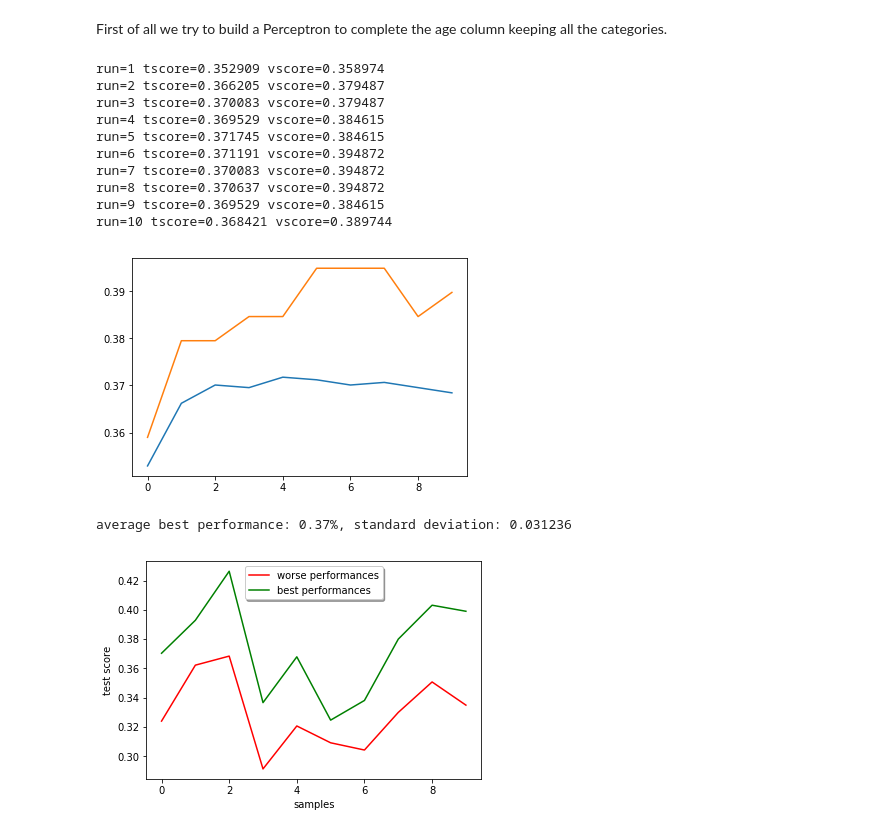
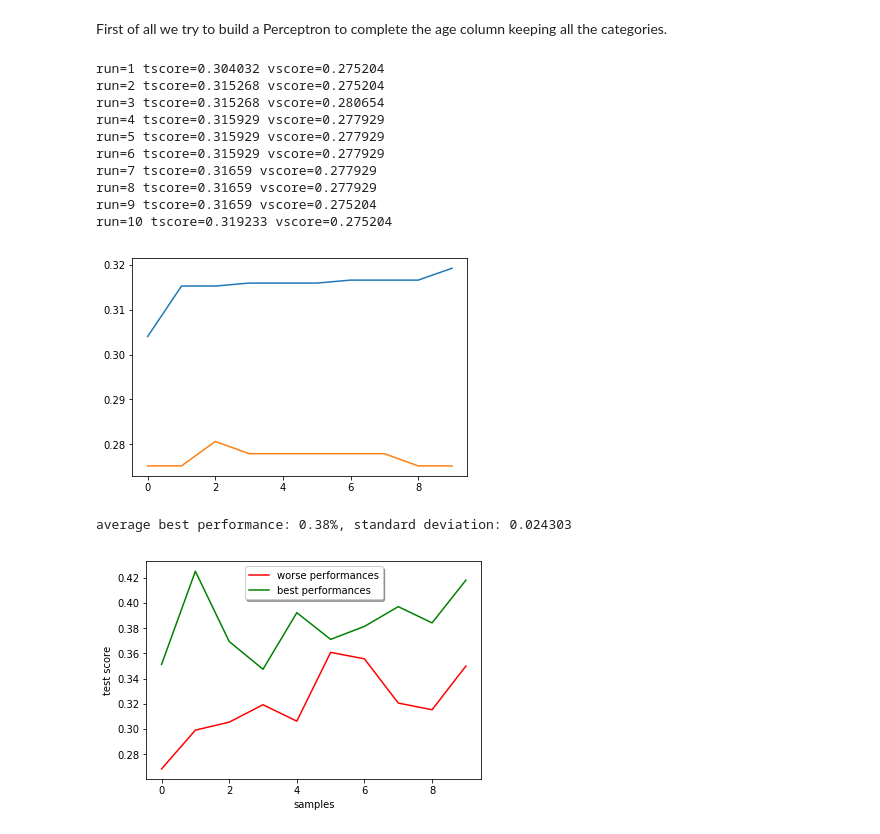
Before and after one commit to guglielmoG/MachineLearningVod, a Jupyter notebook: ML-Vod++.ipynb, the cells around one changed output. Cells and saved outputs as stored; diff of their text form; code cells hidden in the pictures.

Commit message:
perceptron on age data try

```diff
--- a/ML-Vod++.ipynb
+++ b/ML-Vod++.ipynb
@@ -364,7 +365,7 @@ class perc():
         epochs = max_iter // it_interval
 
         #create multiple perceptron
-        self.perc = perc = SGDClassifier(loss=loss, penalty=penalty, max_iter=it_interval,
+        perc = SGDClassifier(loss=loss, penalty=penalty, max_iter=it_interval,
                              alpha=alpha, learning_rate=learning_rate, eta0=eta0,
                              warm_start=warm_start, n_jobs=-1, power_t=power_t)
 
@@ -389,7 +390,7 @@ class perc():
         best = np.zeros(n)
         worse = np.zeros(n)
         for i in range(n):
-            np.random.seed(self.seed + np.random.randint(1001)*i)
+            np.random.seed(np.random.randint(10001)*i)
             if self.warm_start:
                 tscores, vscores = train_perc_warm(*param_warm, v=False)
             else:
@@ -489,20 +504,36 @@ my_perc = perc()
+# %%
+y = pd.DataFrame(df_clean['NumericAge'])
+X_std = batch_std(df_clean, traffic_columns)
+to_be_used = pd.concat([y,X_std], ignore_index=True, axis = 1)
+to_be_used_clean_nan = to_be_used[np.isfinite(to_be_used[0])]
+
+y = to_be_used_clean_nan[0]
+X = to_be_used_clean_nan[[1,2,3,4,5,6,7,8,9,10,11,12,13]]
+
+my_perc = perc()
+# %%
+df = df_clean.copy()
+df['NumericAge'] = df['NumericAge'].map(lambda x: '%.2f'%x, na_action='ignore')
+df.dropna(axis=0, how='any', subset=['NumericAge'], inplace=True)
+X_std = batch_std(df, traffic_columns)
+y = df['NumericAge']
 # %%
-my_perc.train(X_std, y, percentage=0.9, loss='log', penalty='none', alpha=1e-6,
-          power_t=0.5, max_iter=1000, it_interval=100, learning_rate='constant', eta0=1e-6)
+my_perc.train(X, y, percentage=0.8, loss='log', penalty='none', alpha=1e-6,
+          power_t=0.7, max_iter=1000, it_interval=100, learning_rate='constant', eta0=1e-5)
 # %% [output]
-run=1 tscore=0.352909 vscore=0.358974
-run=2 tscore=0.366205 vscore=0.379487
-run=3 tscore=0.370083 vscore=0.379487
-run=4 tscore=0.369529 vscore=0.384615
-run=5 tscore=0.371745 vscore=0.384615
-run=6 tscore=0.371191 vscore=0.394872
-run=7 tscore=0.370083 vscore=0.394872
-run=8 tscore=0.370637 vscore=0.394872
-run=9 tscore=0.369529 vscore=0.384615
-run=10 tscore=0.368421 vscore=0.389744
+run=1 tscore=0.304032 vscore=0.275204
+run=2 tscore=0.315268 vscore=0.275204
+run=3 tscore=0.315268 vscore=0.280654
+run=4 tscore=0.315929 vscore=0.277929
+run=5 tscore=0.315929 vscore=0.277929
+run=6 tscore=0.315929 vscore=0.277929
+run=7 tscore=0.31659 vscore=0.277929
+run=8 tscore=0.31659 vscore=0.277929
+run=9 tscore=0.31659 vscore=0.275204
+run=10 tscore=0.319233 vscore=0.275204
-[figure, old version]
+[figure, new version]
 # %%
 my_perc.test()
 # %% [output]
-average best performance: 0.37%, standard deviation: 0.031236
+average best performance: 0.38%, standard deviation: 0.024303
-[figure, old version]
+[figure, new version]
```
Also changed, not shown: parts of 3 cells of this notebook.
